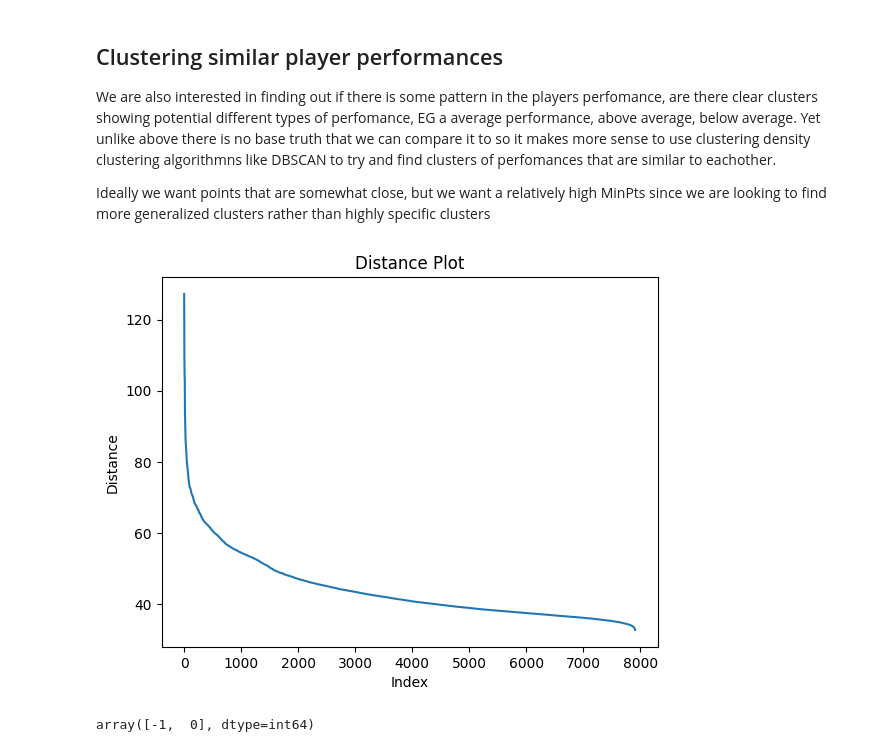
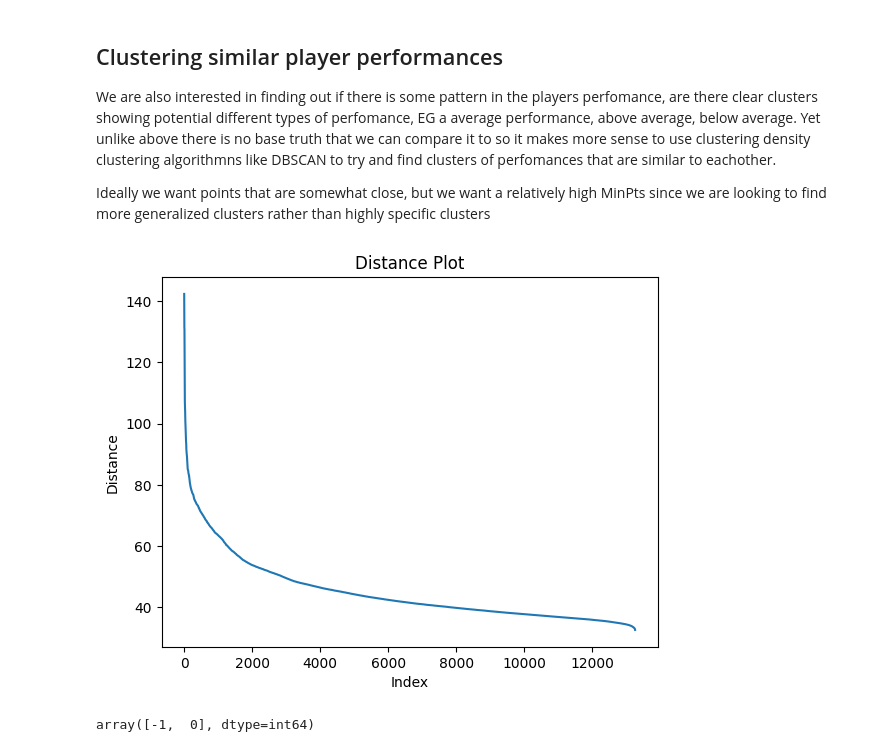
Before and after one commit to dwarfy35/Datamining_project, a Jupyter notebook: Project_main.ipynb, the cells around one changed output. Saved outputs shown, nothing was run; the diff lists cells and outputs as text; code cells hidden in the pictures.

```diff
--- a/Project_main.ipynb
+++ b/Project_main.ipynb
@@ -759,37 +759,42 @@ We are also interested in finding out if there is some pattern in the players pe
 
 Ideally we want points that are somewhat close, but we want a relatively high MinPts since we are looking to find more generalized clusters rather than highly specific clusters
 # %%
-data_pure = data_pure.iloc[:int(len(data)*0.11 / 12) * 12]
+data_pure_db = data_teamless.drop(columns=["gameid", "split", "side", "datacompleteness", "league", "year", "playoffs", "date", "game", "patch", "participantid", "playername", "playerid", "teamname", "teamid"])
+#data_pure = data_pure_db.drop(columns=['position'])
+data_pure = data_pure_db.iloc[:int(len(data)*0.11 / 12) * 12]
+data_pure_with_pos = data_pure_db.iloc[:int(len(data)*0.11 / 12) * 12]
+data_pure.drop(columns=['position'])
+
 # convert categorical columns to one-hot encoding
 data_numeric = pd.get_dummies(data_pure, dtype=float)
 X = data_numeric.to_numpy()
 X_mean = np.mean(X, axis=0)                     # 1 / (X.shape[0]) * X.T @ np.ones(X.shape[0])
 
 # calculate the zero-centered data matrix and the covariance matrix
 X_centered = X - X_mean                         # X - np.ones((X.shape[0, 1])) @ X_mean[np.newaxis, :]
 X_cov = np.cov(X_centered, rowvar=False)        # 1 / (X_centered.shape[0]) * (X_centered.T @ X_centered)
 
 # calculate the standard score normalized matrix and the correlation matrix
 X_normalized = scipy.stats.zscore(X, axis=0)    # (x - mean) / std
 X_cor = np.cov(X_normalized, rowvar=False)      # 1 / (X_normalized.shape[0]) * (X_normalized.T @ X_normalized)
 
 X_hat = X_normalized
 neighbors = 2*X_hat.shape[1]
 nbrs = sklearn.neighbors.NearestNeighbors(n_neighbors=neighbors ).fit(X_hat)
 distances, indices = nbrs.kneighbors(X_hat)
 distance_desc = sorted(distances[:,neighbors-1], reverse=True)
 plt.plot(
     range(1, len(distance_desc) + 1),
     distance_desc
 )
 
 plt.xlabel("Index")
 plt.ylabel("Distance")
 plt.title("Distance Plot")
 
 plt.show()
 # %% [output]
-[figure, old version]
+[figure, new version]
 # %%
 density_cluster = sklearn.cluster.DBSCAN(eps=60, min_samples = neighbors).fit(X_hat)
 labels = np.unique(density_cluster.labels_)
```
Also changed, not shown: parts of 9 cells of this notebook.
